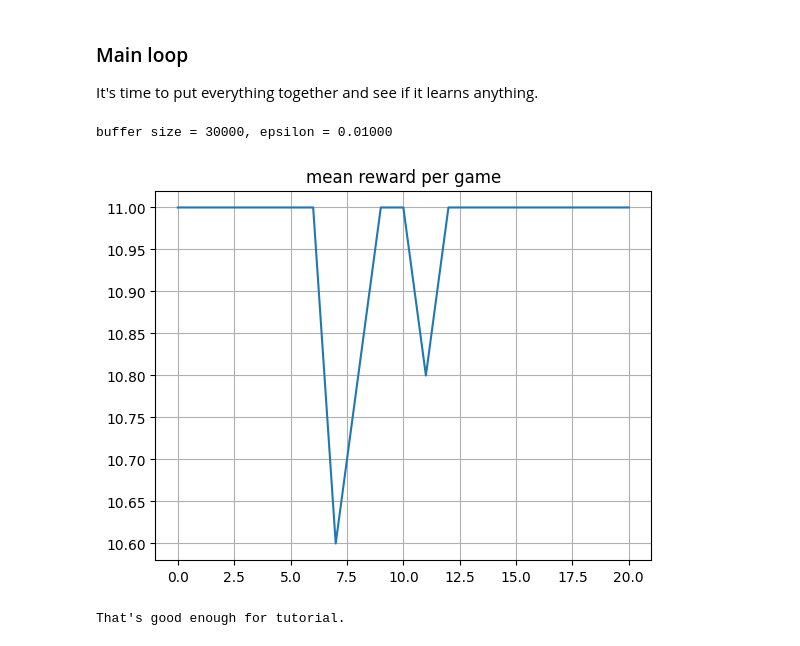
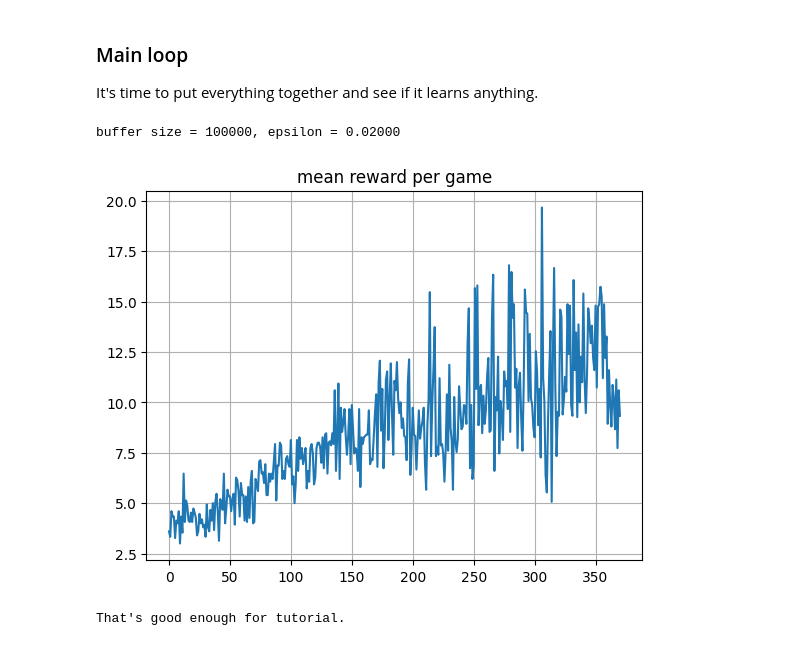
Before and after one commit to klima7/RL2-Exercises, a Jupyter notebook: Lab. 8.ipynb, the cells around one changed output. Cells and saved outputs as stored; diff of their text form; code cells hidden in the pictures.

```diff
--- a/Lab. 8.ipynb
+++ b/Lab. 8.ipynb
@@ -74,7 +74,7 @@ class PreprocessAtari(ObservationWrapper):
         img = cv2.cvtColor(img, cv2.COLOR_RGB2GRAY)
         # img = (img > 0.4).astype(np.float64)
         # img = img[100:-17, 8:-8]
-        img = img[57:-17, 8:-8]
+        img = img[57:-17, 6:-6]
         img = cv2.resize(img, self.img_size)
         # img = (img > 0.4).astype(np.float64)
         img = img[..., np.newaxis]
@@ -472,39 +477,43 @@ env.reset()
 n_actions = env.action_space.n
 state_dim = env.observation_space.shape
 
-exp_replay = ReplayBuffer(30_000)
-agent = DQNAgent(state_dim, n_actions, epsilon=0.01, lr=0.001)
-agent.load()
-play_and_record(agent, env, exp_replay, 2_000)
+exp_replay = ReplayBuffer(10**5)
+agent = DQNAgent(state_dim, n_actions, epsilon=0.5)
+play_and_record(agent, env, exp_replay, 10000)
+# %%
+agent = DQNAgent(state_dim, n_actions, epsilon=0.21)
+agent.load()
+# %%
+import pickle
+
+with open('exp_replay.pickle', 'rb') as handle:
+    exp_replay = pickle.load(handle)
 # %%
-mean_rw_history = []
-
-for i in trange(100**3):
+for i in trange(10**5):
 
     # play
     play_and_record(agent, env, exp_replay, 10)
 
     # train
-    agent.replay(exp_replay, 128)
+    agent.replay(exp_replay, 512)
 
-    if i % 70 == 0:
+    if i % 500 == 0:
         agent.update_weights()
 
     if i % 500 == 0:
-        agent.epsilon = max(agent.epsilon * 0.99, 0.01)
+        agent.epsilon = max(agent.epsilon * 0.99, 0.02)
 
     if i % 500 == 0:
-        mean_rw_history.append(evaluate(make_env(), agent, n_games=10, greedy=False))
+        mean_rw_history.append(evaluate(make_env(), agent, n_games=15, greedy=False))
         agent.save()
 
     if i % 500 == 0:
         clear_output(True)
         print("buffer size = %i, epsilon = %.5f" % (len(exp_replay), agent.epsilon))
         plt.title("mean reward per game")
         plt.plot(mean_rw_history)
         plt.grid()
         plt.show()
-        gc.collect()
 # %% [output]
-buffer size = 30000, epsilon = 0.01000
+buffer size = 100000, epsilon = 0.02000
-[figure, old version]
+[figure, new version]
```
Also changed, not shown: parts of 9 cells of this notebook, 1 other file.
